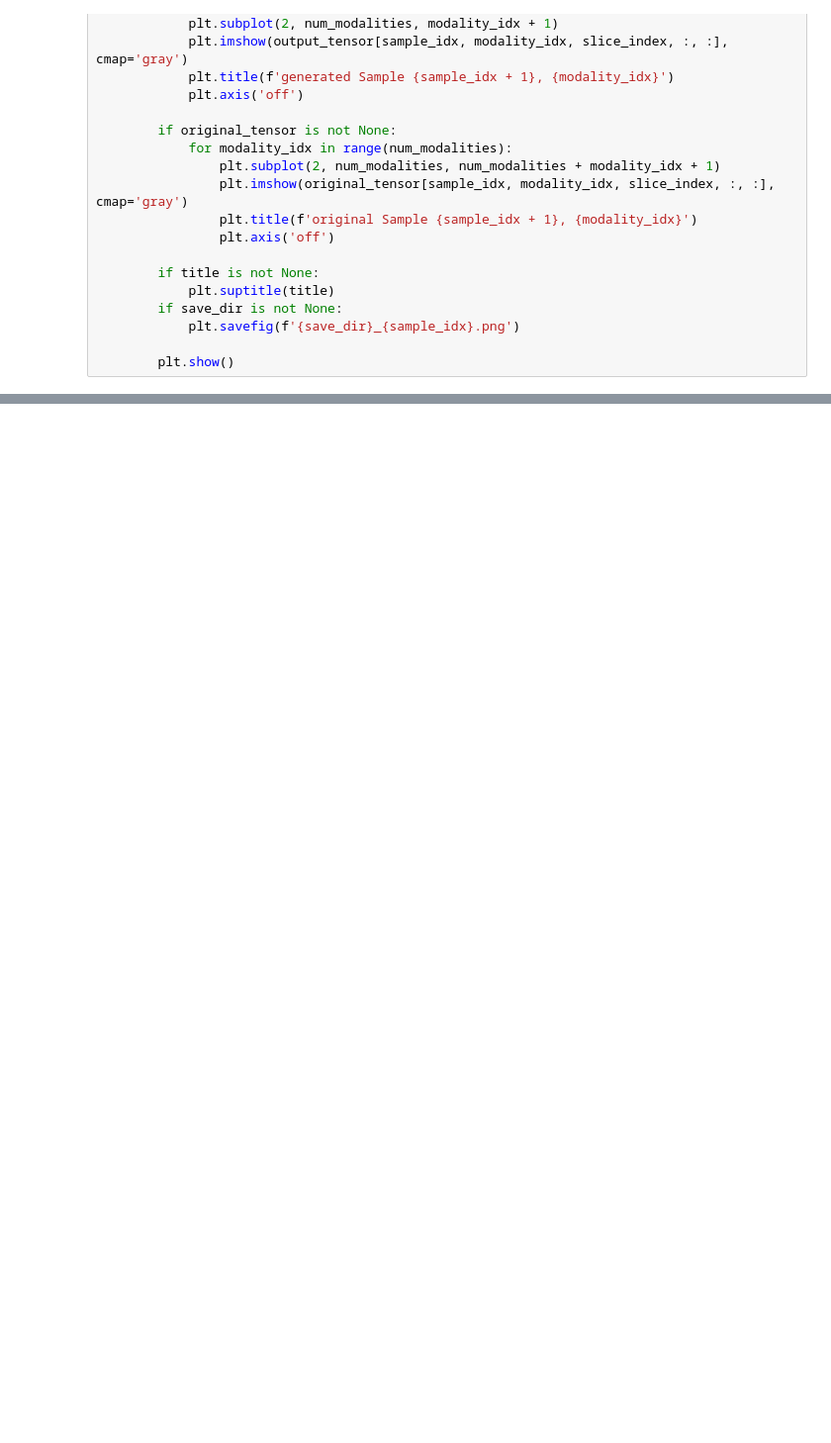
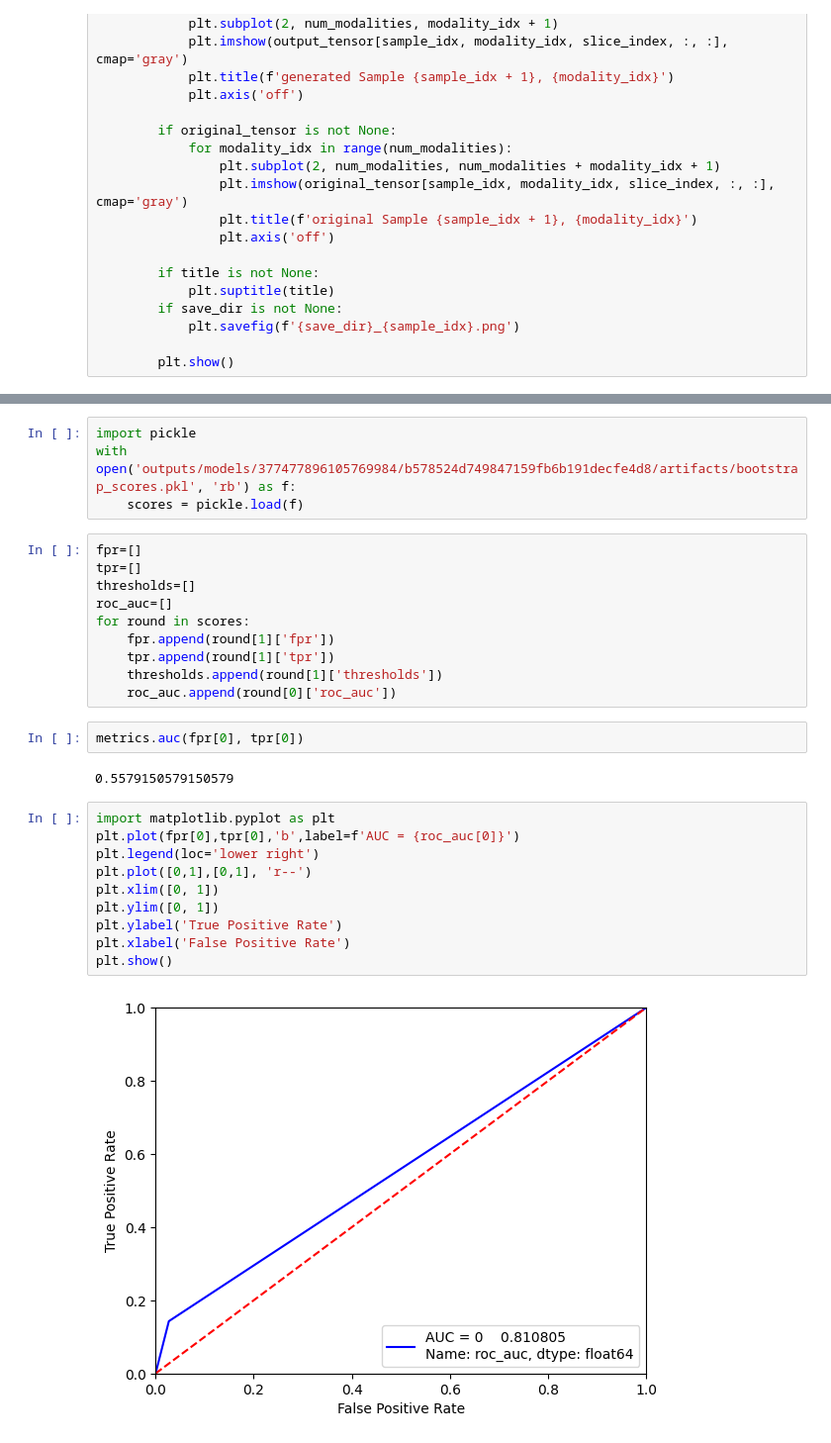
Before and after one commit to stephano41/radiomics_ai, a Jupyter notebook: notebooks/meningioma.ipynb, the cells around one changed output, grey strips where cells are left out. Shown at 99% size. Drawn from its saved outputs; the diff is of its cells as text; blank space fills up the shorter version.

```diff
--- a/notebooks/meningioma.ipynb
+++ b/notebooks/meningioma.ipynb
@@ -454,0 +697,30 @@ print(shapes)
+# %%
+import pickle
+with open('outputs/models/377477896105769984/b578524d749847159fb6b191decfe4d8/artifacts/bootstrap_scores.pkl', 'rb') as f:
+    scores = pickle.load(f)
+# %%
+fpr=[]
+tpr=[]
+thresholds=[]
+roc_auc=[]
+for round in scores:
+    fpr.append(round[1]['fpr'])
+    tpr.append(round[1]['tpr'])
+    thresholds.append(round[1]['thresholds'])
+    roc_auc.append(round[0]['roc_auc'])
+# %%
+metrics.auc(fpr[0], tpr[0])
+# %% [output]
+0.5579150579150579
+# %%
+import matplotlib.pyplot as plt
+plt.plot(fpr[0],tpr[0],'b',label=f'AUC = {roc_auc[0]}')
+plt.legend(loc='lower right')
+plt.plot([0,1],[0,1], 'r--')
+plt.xlim([0, 1])
+plt.ylim([0, 1])
+plt.ylabel('True Positive Rate')
+plt.xlabel('False Positive Rate')
+plt.show()
+# %% [output]
+[figure, added]
```
Also changed, not shown: parts of 22 cells of this notebook.
